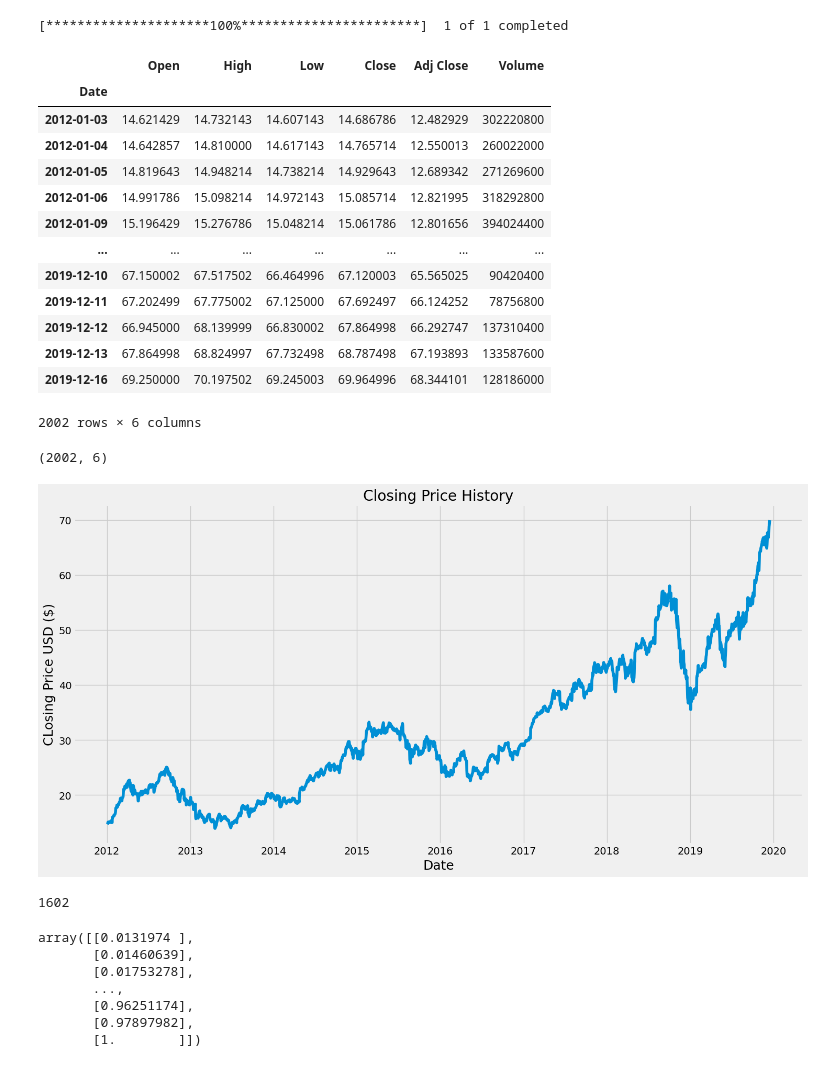
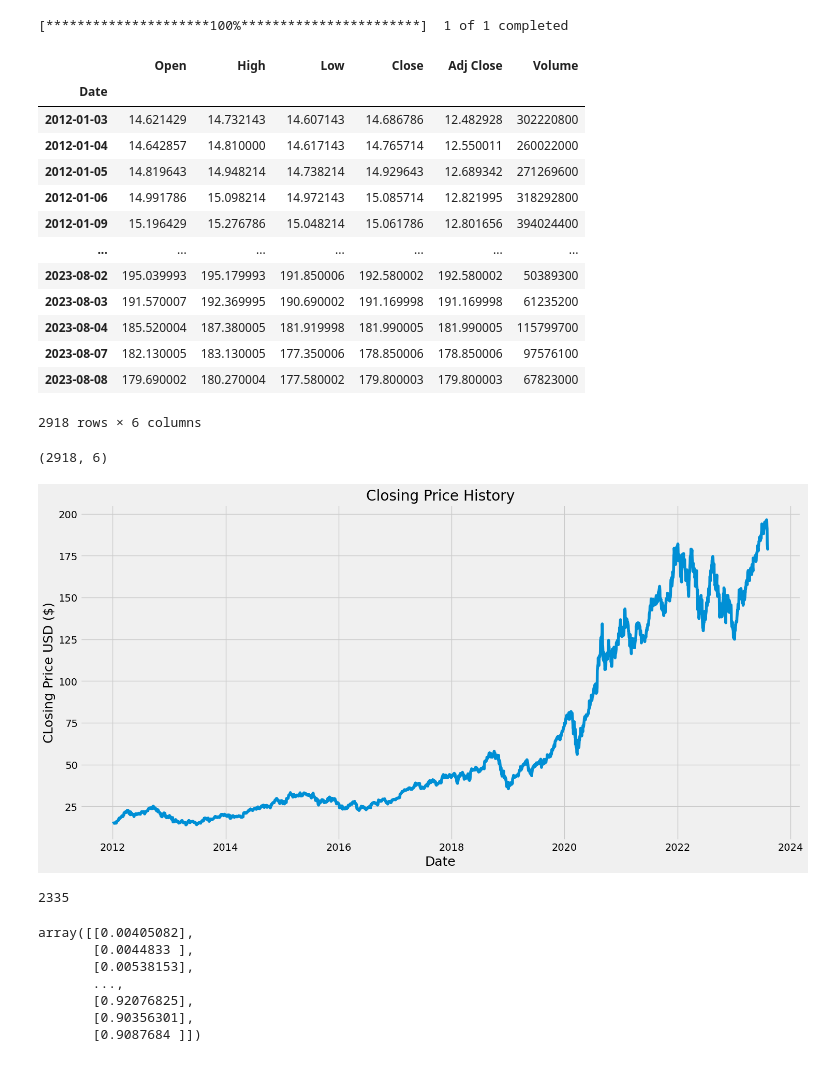
Before and after one commit to kai-ion/Stock-Prediction-WebApp, a Jupyter notebook: LSTM-model-2.ipynb, the cells around one changed output. Cells and saved outputs as stored; diff of their text form; code cells hidden in the pictures.

```diff
--- a/LSTM-model-2.ipynb
+++ b/LSTM-model-2.ipynb
@@ -19,35 +19,35 @@ yfin.pdr_override()
 # %%
 #get the stock quote
 start = '2012-01-01'
-end = '2019-12-17'
-#end = date.today().strftime("%Y-%m-%d")
+#end = '2019-12-17'
+end = date.today().strftime("%Y-%m-%d")
 
 df = pdr.get_data_yahoo('AAPL', start=start, end=end)
 #df = pdr.DataReader('AAPL', data_source='yahoo', start=start, end=end)
 
 #show dataframe
 df
 # %% [output]
 [*********************100%***********************]  1 of 1 completed
 |  | Open | High | Low | Close | Adj Close | Volume |
 | Date |  |  |  |  |  |  |
-| 2012-01-03 | 14.621429 | 14.732143 | 14.607143 | 14.686786 | 12.482929 | 302220800 |
-| 2012-01-04 | 14.642857 | 14.810000 | 14.617143 | 14.765714 | 12.550013 | 260022000 |
+| 2012-01-03 | 14.621429 | 14.732143 | 14.607143 | 14.686786 | 12.482928 | 302220800 |
+| 2012-01-04 | 14.642857 | 14.810000 | 14.617143 | 14.765714 | 12.550011 | 260022000 |
 | 2012-01-05 | 14.819643 | 14.948214 | 14.738214 | 14.929643 | 12.689342 | 271269600 |
 | 2012-01-06 | 14.991786 | 15.098214 | 14.972143 | 15.085714 | 12.821995 | 318292800 |
 | 2012-01-09 | 15.196429 | 15.276786 | 15.048214 | 15.061786 | 12.801656 | 394024400 |
 | ... | ... | ... | ... | ... | ... | ... |
-| 2019-12-10 | 67.150002 | 67.517502 | 66.464996 | 67.120003 | 65.565025 | 90420400 |
-| 2019-12-11 | 67.202499 | 67.775002 | 67.125000 | 67.692497 | 66.124252 | 78756800 |
-| 2019-12-12 | 66.945000 | 68.139999 | 66.830002 | 67.864998 | 66.292747 | 137310400 |
-| 2019-12-13 | 67.864998 | 68.824997 | 67.732498 | 68.787498 | 67.193893 | 133587600 |
-| 2019-12-16 | 69.250000 | 70.197502 | 69.245003 | 69.964996 | 68.344101 | 128186000 |
+| 2023-08-02 | 195.039993 | 195.179993 | 191.850006 | 192.580002 | 192.580002 | 50389300 |
+| 2023-08-03 | 191.570007 | 192.369995 | 190.690002 | 191.169998 | 191.169998 | 61235200 |
+| 2023-08-04 | 185.520004 | 187.380005 | 181.919998 | 181.990005 | 181.990005 | 115799700 |
+| 2023-08-07 | 182.130005 | 183.130005 | 177.350006 | 178.850006 | 178.850006 | 97576100 |
+| 2023-08-08 | 179.690002 | 180.270004 | 177.580002 | 179.800003 | 179.800003 | 67823000 |
-2002 rows × 6 columns
+2918 rows × 6 columns
 # %%
 #get the number ofrows and columns in the data set
 df.shape
 # %% [output]
-(2002, 6)
+(2918, 6)
 # %%
 #Visualize the closing price history
 plt.figure(figsize=(16,8))
@@ -57,7 +57,7 @@ plt.xlabel('Date', fontsize=18)
 plt.ylabel('CLosing Price USD ($)', fontsize=18)
 plt.show()
 # %% [output]
-[figure, old version]
+[figure, new version]
 # %%
 #Create a new datafram with only the 'Close column'
 data = df.filter(['Close'])
@@ -69,7 +69,7 @@ training_data_len = math.ceil(len(dataset) * .8)
 
 training_data_len
 # %% [output]
-1602
+2335
 # %%
 #Scale the data
 scaler = MinMaxScaler(feature_range=(0,1))
@@ -77,13 +77,13 @@ scaled_data = scaler.fit_transform(dataset)
 
 scaled_data
 # %% [output]
-array([[0.0131974 ],
-       [0.01460639],
-       [0.01753278],
+array([[0.00405082],
+       [0.0044833 ],
+       [0.00538153],
        ...,
-       [0.96251174],
-       [0.97897982],
-       [1.        ]])
+       [0.92076825],
+       [0.90356301],
+       [0.9087684 ]])
 # %%
 #create the training dataset
 #create the scaled training data set
```
Also changed, not shown: parts of 10 cells of this notebook.
